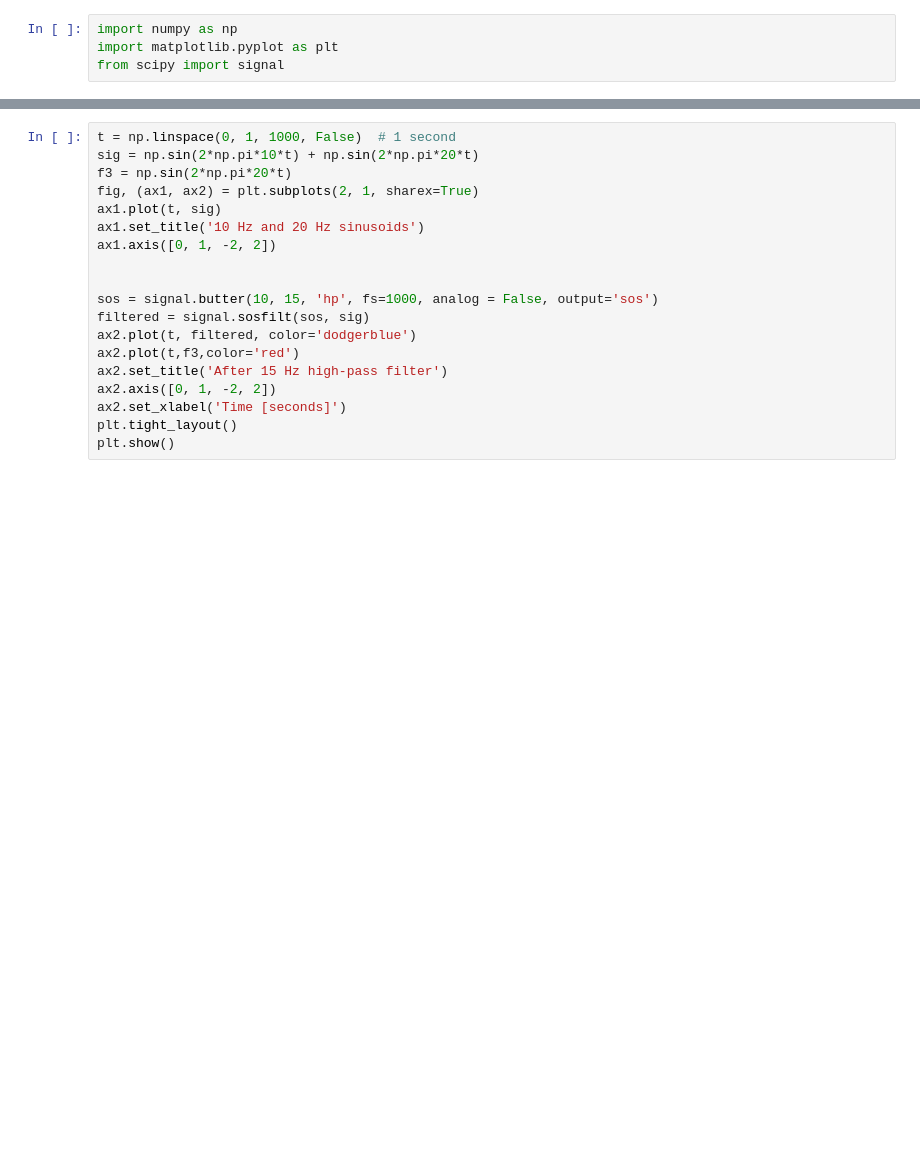
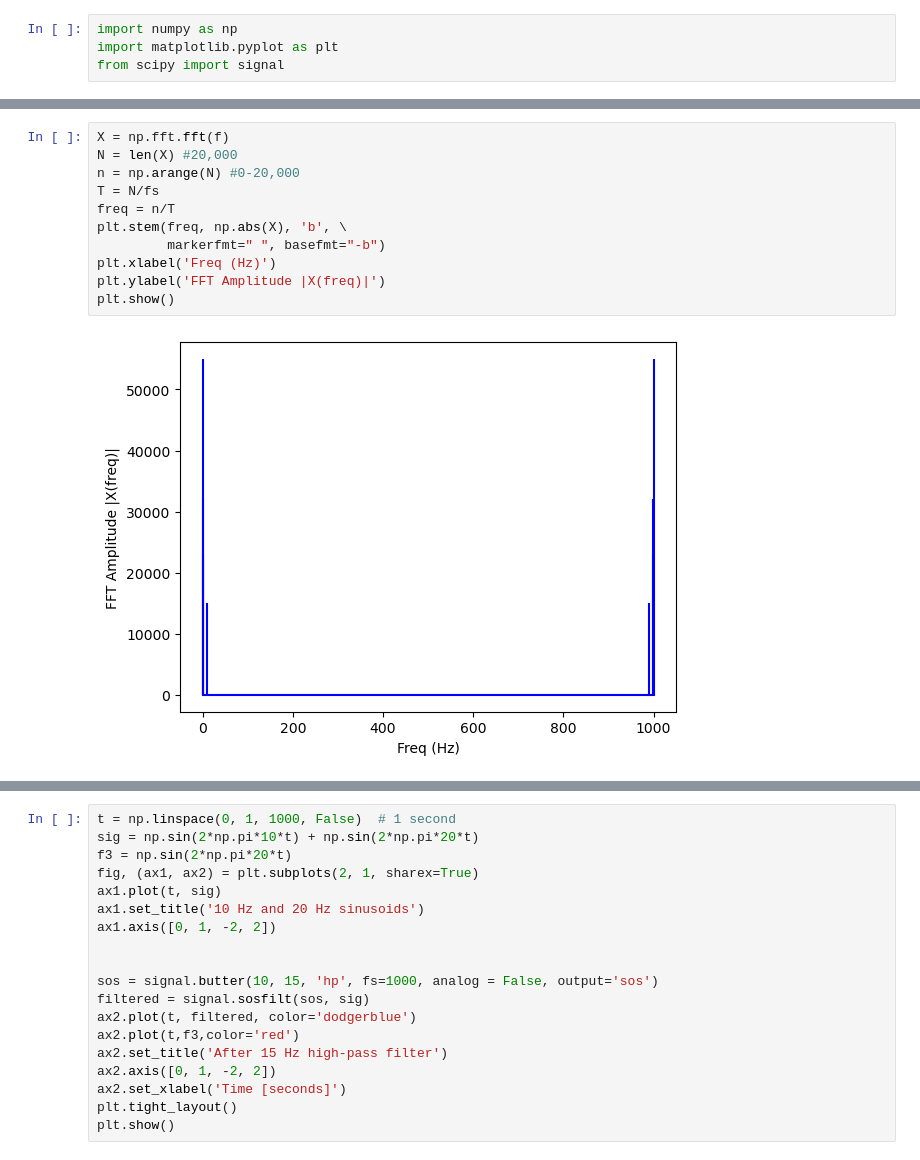
Before and after one commit to MKerner3/Pitot-Tube, a Jupyter notebook: fftandfilter.ipynb, the cells around one changed output, grey strips where cells are left out. Saved outputs shown, nothing was run; the diff lists cells and outputs as text; blank space fills up the shorter version.

```diff
--- a/fftandfilter.ipynb
+++ b/fftandfilter.ipynb
@@ -29,2 +32,15 @@ plt.show()
+# %%
+X = np.fft.fft(f)
+N = len(X) #20,000
+n = np.arange(N) #0-20,000
+T = N/fs
+freq = n/T
+plt.stem(freq, np.abs(X), 'b', \
+         markerfmt=" ", basefmt="-b")
+plt.xlabel('Freq (Hz)')
+plt.ylabel('FFT Amplitude |X(freq)|')
+plt.show()
+# %% [output]
+[figure, added]
 # %%
 fft_of_sample = np.fft.fft(f)
```
Also changed, not shown: parts of 5 cells of this notebook, 2 other files.
